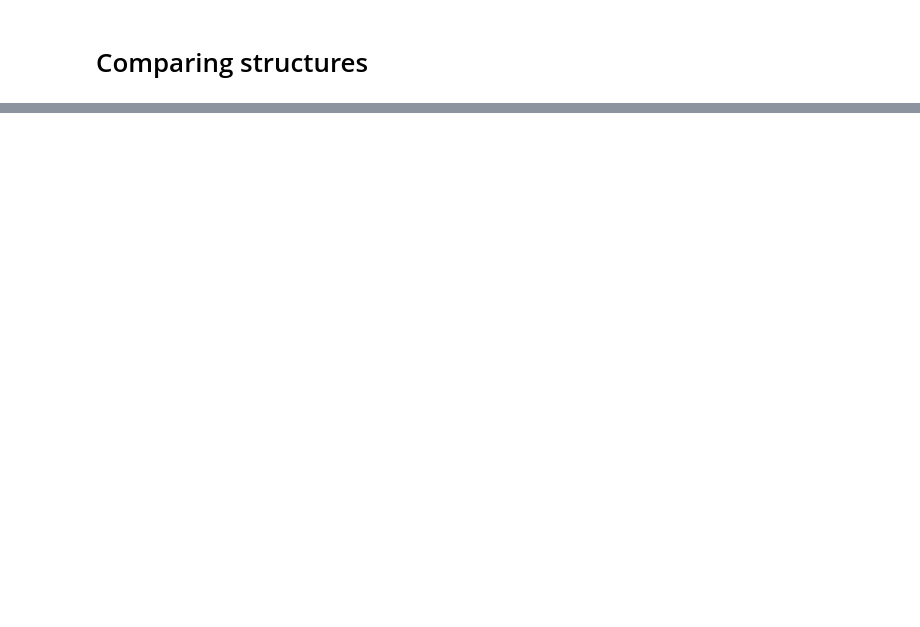
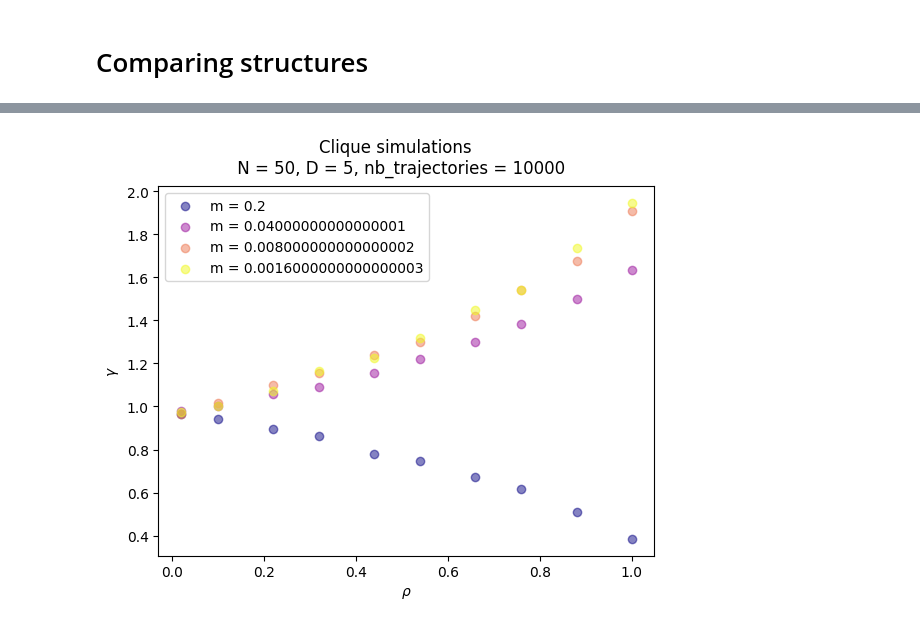
Before and after one commit to Bitbol-Lab/partial_sampling_spatially_structured_population, a Jupyter notebook: run.ipynb, the cells around one changed output, grey strips where cells are left out. Saved outputs shown, nothing was run; the diff lists cells and outputs as text; code cells hidden in the pictures; blank space fills up the shorter version.

Commit message:
curve fits (still issues)

```diff
--- a/run.ipynb
+++ b/run.ipynb
@@ -57,0 +69,20 @@ time_histograms(results_dir, prefix, 'wm_sim', job_array_nb)
+# %%
+results_dir = 'results/fit_10k/'
+num = 30
+nb_M_values = 10
+nb_migration_rate_values = 4
+gammas = np.zeros((nb_M_values, nb_migration_rate_values))
+
+
+
+
+type = 'clique'
+N = 50
+M_range = [1] + [i*N//(nb_M_values-1) for i in range(1,nb_M_values)]
+log_s_min = -2
+log_s_max = -1
+#nb_trajectories = 1000  #1k_runs
+nb_trajectories = 10000  #10k_runs
+#nb_trajectories = 100000  #100k_runs
+nb_demes = 5
+migration_rate_range = np.logspace(start=1, stop=4, base= 1/nb_demes, num= nb_migration_rate_values)
@@ -57,0 +98,6 @@ time_histograms(results_dir, prefix, 'wm_sim', job_array_nb)
+# %%
+run=True
+
+gammas = fits(results_dir, M_range, migration_rate_range,type)
+# %% [output]
+[figure, added]
```
Also changed, not shown: parts of 9 cells of this notebook, 2 other files.
